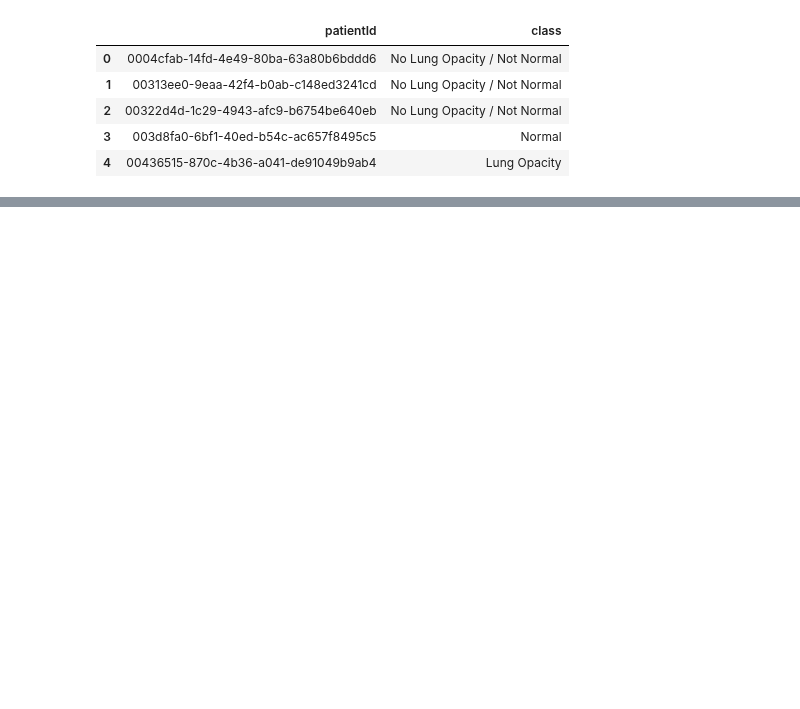
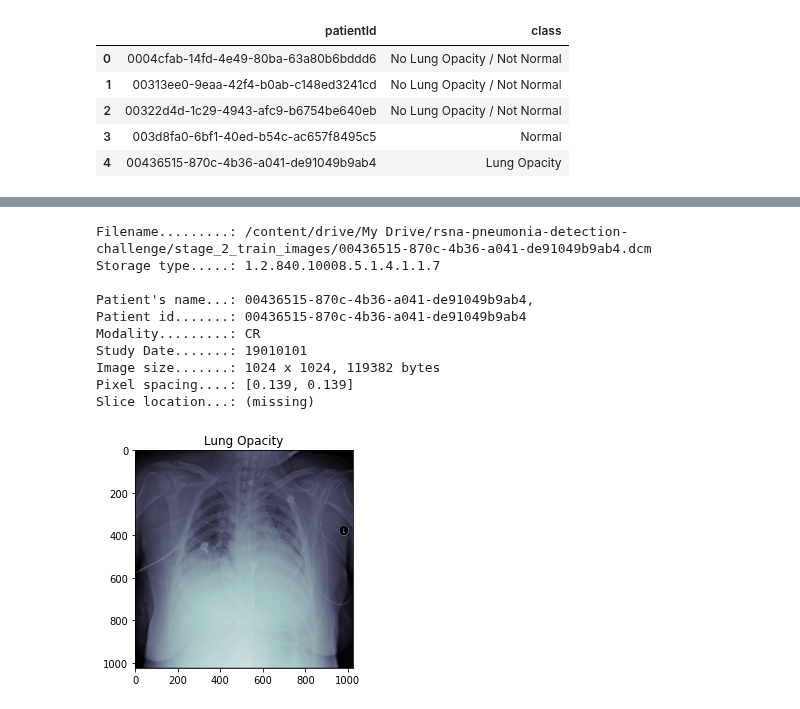
Before and after one commit to pswaruppk/GL_CAPSTONE, a Jupyter notebook: pneumonia_detection.ipynb, the cells around one changed output, grey strips where cells are left out. Cells and saved outputs as stored; diff of their text form; code cells hidden in the pictures; blank space fills up the shorter version.

```diff
--- a/pneumonia_detection.ipynb
+++ b/pneumonia_detection.ipynb
@@ -119,0 +233,15 @@ pd_class_info.head()
+# %%
+#Lets observe Lung Opacity & hence Pneumonia case
+showXray(4)
+# %% [output]
+Filename.........: /content/drive/My Drive/rsna-pneumonia-detection-challenge/stage_2_train_images/00436515-870c-4b36-a041-de91049b9ab4.dcm
+Storage type.....: 1.2.840.10008.5.1.4.1.1.7
+
+Patient's name...: 00436515-870c-4b36-a041-de91049b9ab4,
+Patient id.......: 00436515-870c-4b36-a041-de91049b9ab4
+Modality.........: CR
+Study Date.......: 19010101
+Image size.......: 1024 x 1024, 119382 bytes
+Pixel spacing....: [0.139, 0.139]
+Slice location...: (missing)
+[figure, added]
```
Also changed, not shown: parts of 12 cells of this notebook.
